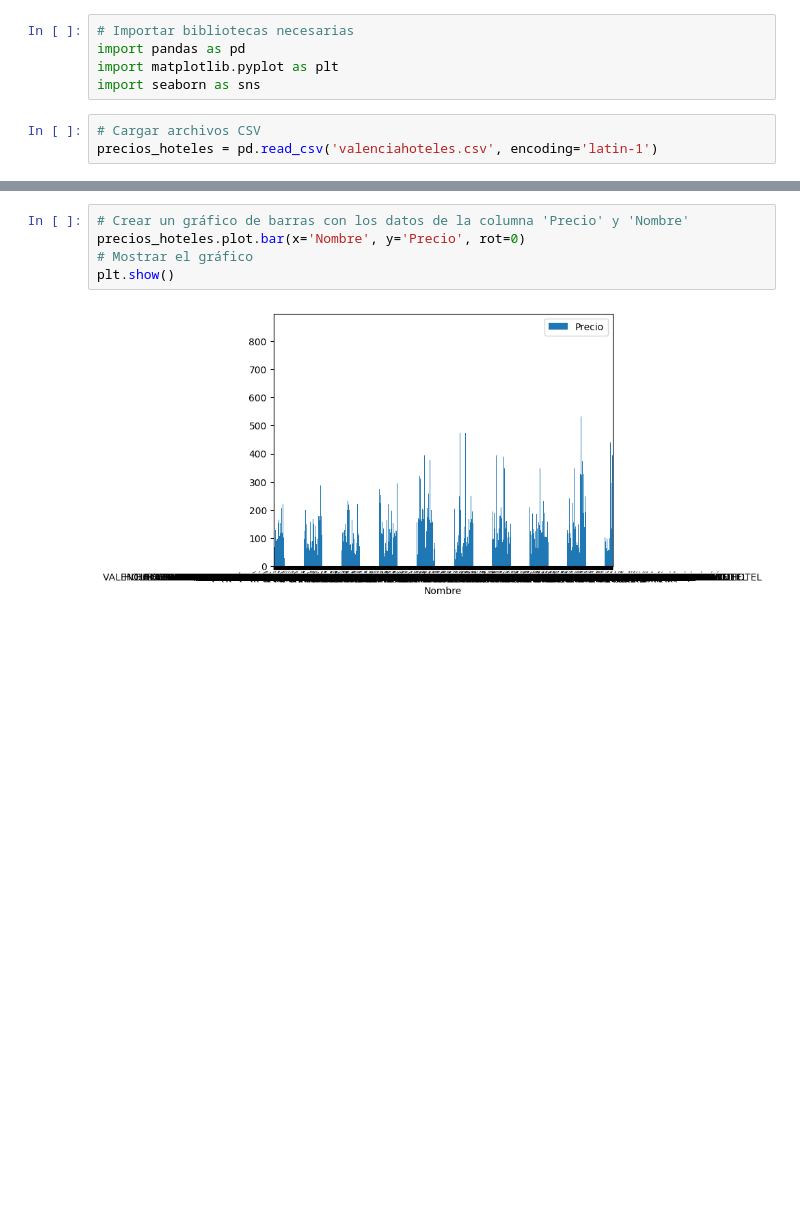
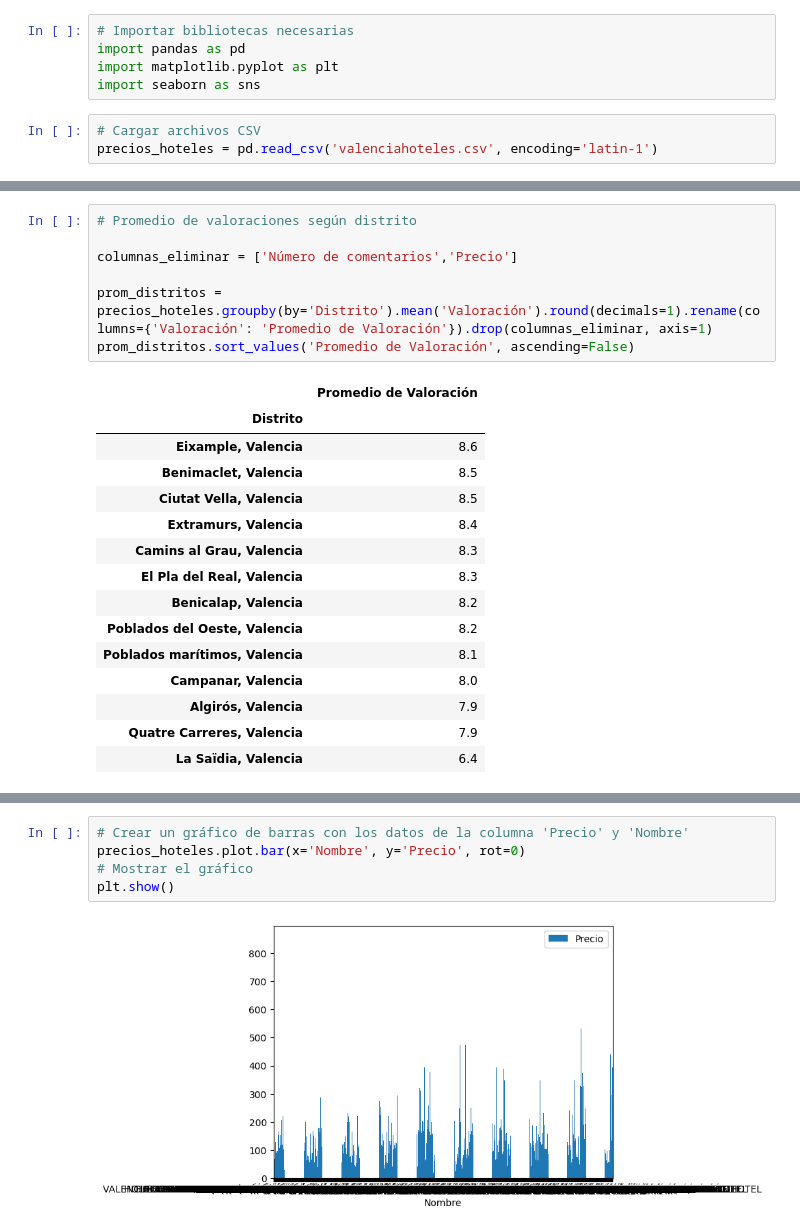
Before and after one commit to LMmansilla/Grupo14_Procesamiento, a Jupyter notebook: PD_valencia_hoteles.ipynb, the cells around one changed output, grey strips where cells are left out. Saved outputs shown, nothing was run; the diff lists cells and outputs as text; blank space fills up the shorter version.

```diff
--- a/PD_valencia_hoteles.ipynb
+++ b/PD_valencia_hoteles.ipynb
@@ -41,0 +131,23 @@ precios_hoteles.describe()
+# %%
+# Promedio de valoraciones según distrito
+
+columnas_eliminar = ['Número de comentarios','Precio']
+
+prom_distritos = precios_hoteles.groupby(by='Distrito').mean('Valoración').round(decimals=1).rename(columns={'Valoración': 'Promedio de Valoración'}).drop(columnas_eliminar, axis=1)
+prom_distritos.sort_values('Promedio de Valoración', ascending=False)
+# %% [output]
+|  | Promedio de Valoración |
+| Distrito |  |
+| Eixample, Valencia | 8.6 |
+| Benimaclet, Valencia | 8.5 |
+| Ciutat Vella, Valencia | 8.5 |
+| Extramurs, Valencia | 8.4 |
+| Camins al Grau, Valencia | 8.3 |
+| El Pla del Real, Valencia | 8.3 |
+| Benicalap, Valencia | 8.2 |
+| Poblados del Oeste, Valencia | 8.2 |
+| Poblados marítimos, Valencia | 8.1 |
+| Campanar, Valencia | 8.0 |
+| Algirós, Valencia | 7.9 |
+| Quatre Carreres, Valencia | 7.9 |
+| La Saïdia, Valencia | 6.4 |
```
Also changed, not shown: parts of 17 cells of this notebook.
